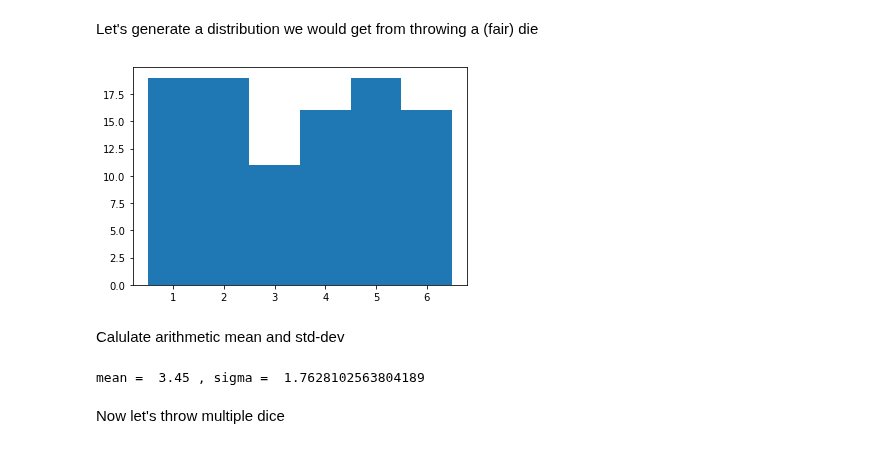
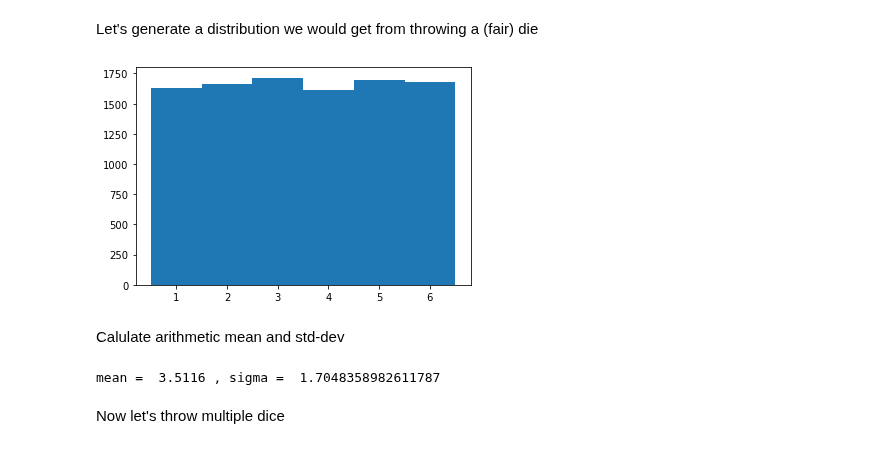
Before and after one commit to JonasRademacker/JupyterNotebooksForTeachingMath, a Jupyter notebook: CentralLimitTheoremWithDice.ipynb, the cells around one changed output. Saved outputs shown, nothing was run; the diff lists cells and outputs as text; code cells hidden in the pictures.

```diff
--- a/CentralLimitTheoremWithDice.ipynb
+++ b/CentralLimitTheoremWithDice.ipynb
@@ -19,11 +19,11 @@ def throwOneDie(HowOften):
     #turn it into integers from 1 to 6:
     return np.trunc(flatRandom*6)+1  #numpy way of saying: return [int(x*6)+1 for x in flatRandom]
 # %%
-oneDieRandom = throwOneDie(100)
+oneDieRandom = throwOneDie(10000)
 h=plt.hist(oneDieRandom, 6, range=(0.5, 6.5)) # make histogram
 plt.show()
 # %% [output]
-[figure, old version]
+[figure, new version]
 # %% [markdown]
 Calulate arithmetic mean and std-dev
 # %%
@@ -43,7 +43,7 @@ def meanAndStdev(sample):
 mu, variance, sigma = meanAndStdev(oneDieRandom)
 print("mean = ", mu, ", sigma = ", sigma)
 # %% [output]
-mean =  3.45 , sigma =  1.7628102563804189
+mean =  3.5116 , sigma =  1.7048358982611787
 # %% [markdown]
 Now let's throw multiple dice
 # %%
```
Also changed, not shown: parts of 10 cells of this notebook, 1 other file.
